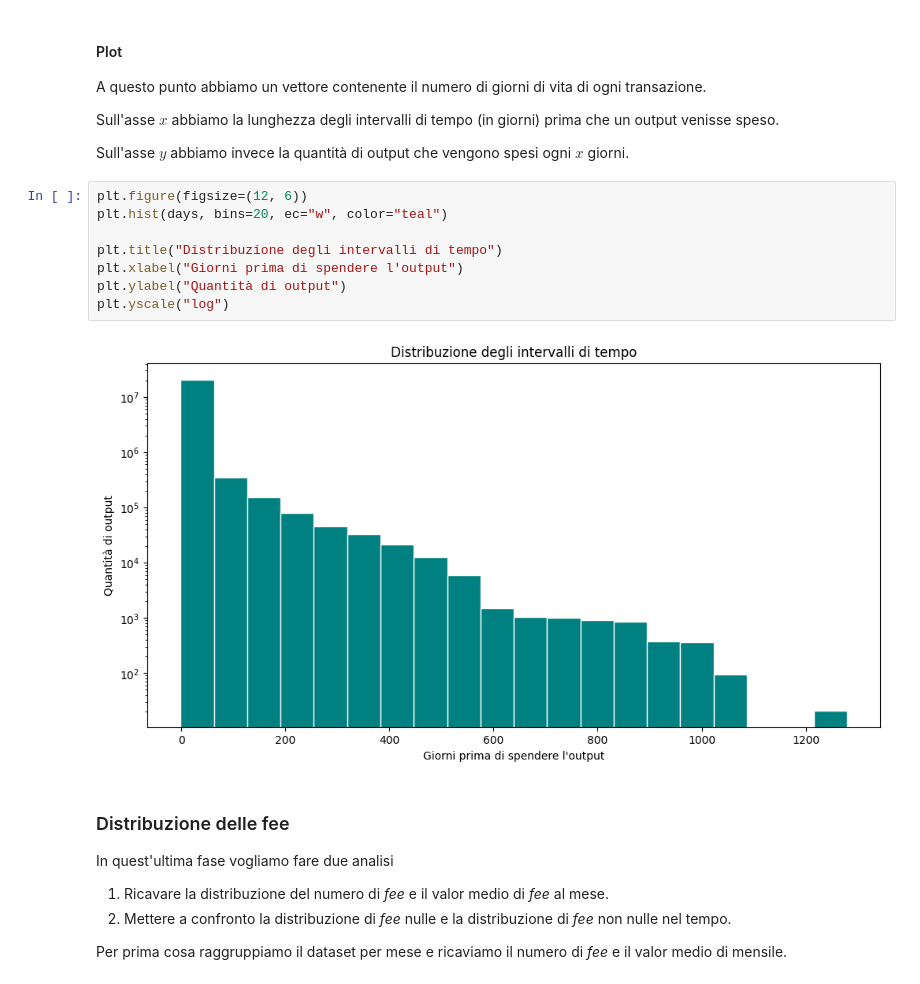
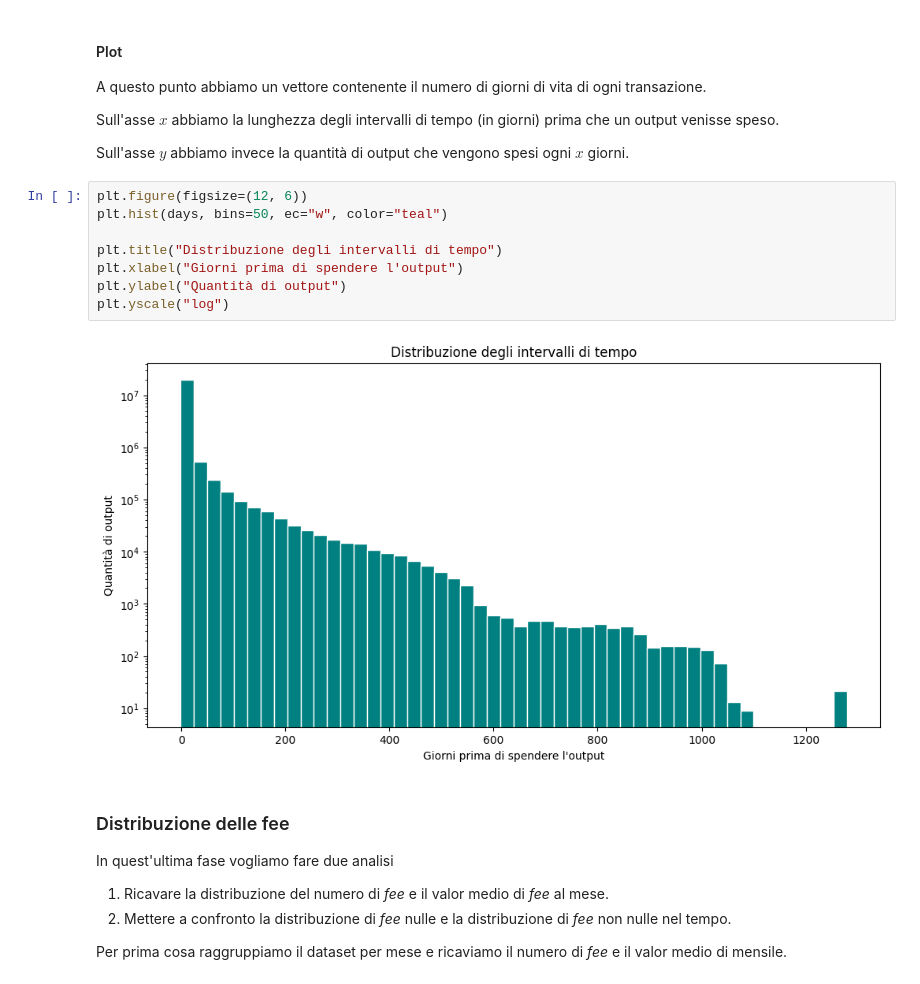
Before and after one commit to FedericoBustaffa/crafty, a Jupyter notebook: notebook.ipynb, the cells around one changed output. Drawn from its saved outputs; the diff is of its cells as text.

```diff
--- a/notebook.ipynb
+++ b/notebook.ipynb
@@ -217,14 +217,14 @@ venisse speso.
 Sull'asse $y$ abbiamo invece la quantità di output che vengono spesi ogni $x$ giorni.
 # %%
 plt.figure(figsize=(12, 6))
-plt.hist(days, bins=20, ec="w", color="teal")
+plt.hist(days, bins=50, ec="w", color="teal")
 
 plt.title("Distribuzione degli intervalli di tempo")
 plt.xlabel("Giorni prima di spendere l'output")
 plt.ylabel("Quantità di output")
 plt.yscale("log")
 # %% [output]
-[figure, old version]
+[figure, new version]
 # %% [markdown]
 ### Distribuzione delle fee
 
```
Also changed, not shown: parts of 3 cells of this notebook, 4 other files.
